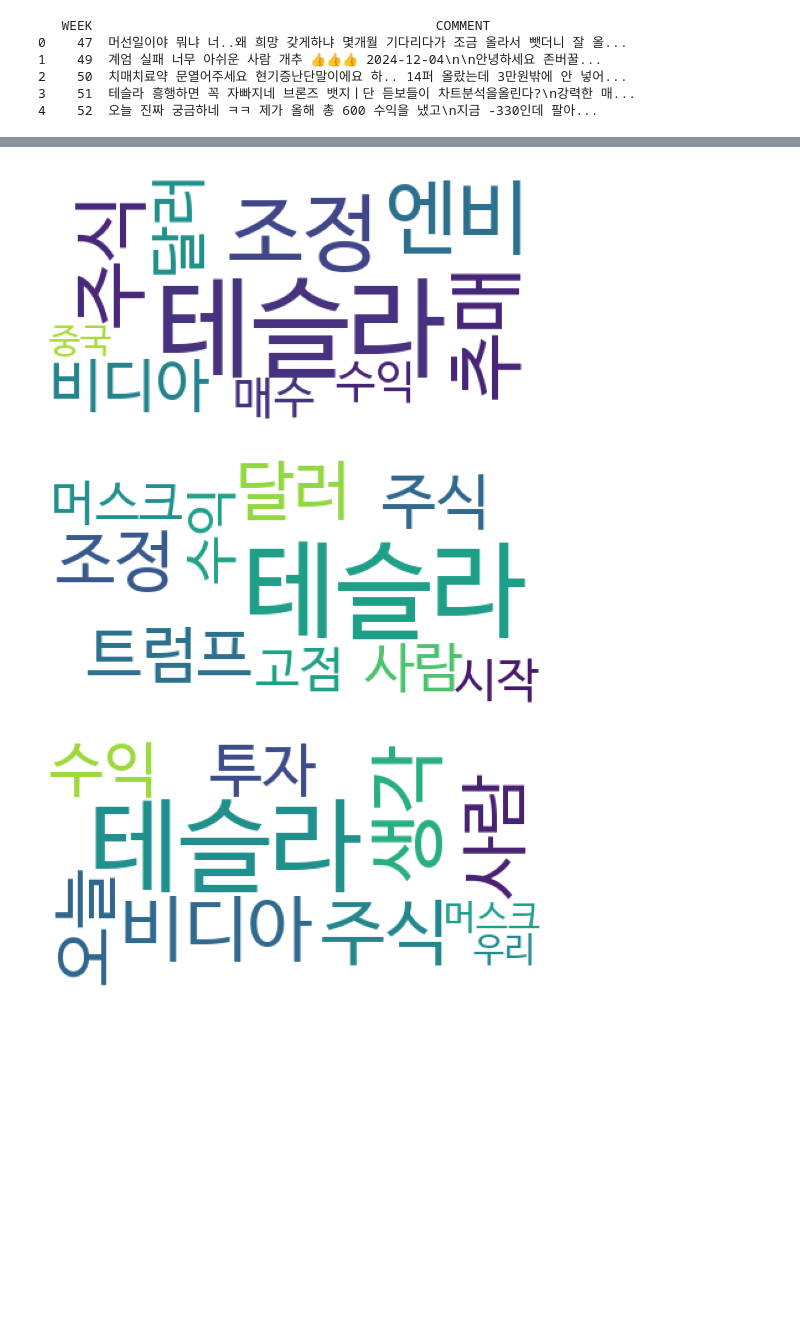
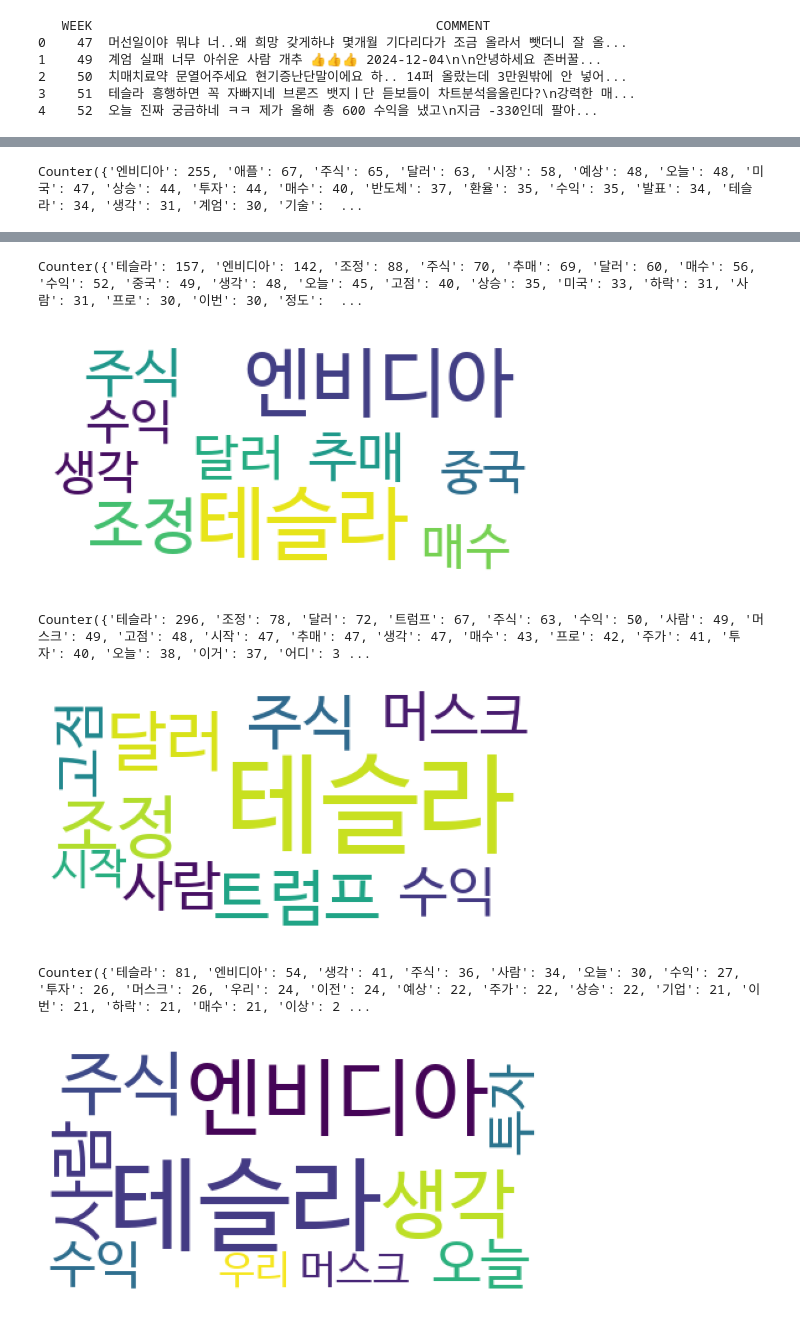
Before and after one commit to HueyVault/study_NLPs, a Jupyter notebook: quests/wordclouds_nouns.ipynb, the cells around one changed output, grey strips where cells are left out. Drawn from its saved outputs; the diff is of its cells as text; code cells hidden in the pictures; blank space fills up the shorter version.

```diff
--- a/quests/wordclouds_nouns.ipynb
+++ b/quests/wordclouds_nouns.ipynb
@@ -69,6 +89,15 @@ for text in weekly_data['COMMENT'].values:
     filtered_nouns = [noun for noun in nouns_text if len(noun) > 1]
 
     counter_text_splits = Counter(filtered_nouns)
+    # '엔비'와 '비디아'의 count를 합쳐서 '엔비디아'에 저장
+    if '엔비' in counter_text_splits and '비디아' in counter_text_splits:
+        combined_count = counter_text_splits['엔비'] + counter_text_splits['비디아']
+        counter_text_splits['엔비디아'] = combined_count
+
+        # '엔비'와 '비디아'는 이제 삭제 (선택 사항)
+        del counter_text_splits['엔비']
+        del counter_text_splits['비디아']
+
     counter_dict = dict(counter_text_splits.most_common()[:10])
 
     wordcloud_instance = WordCloud(background_color='white', font_path='/usr/share/fonts/truetype/nanum/NanumBarunGothic.ttf')
@@ -81,0 +112 @@ for text in weekly_data['COMMENT'].values:
+Counter({'엔비디아': 255, '애플': 67, '주식': 65, '달러': 63, '시장': 58, '예상': 48, '오늘': 48, '미국': 47, '상승': 44, '투자': 44, '매수': 40, '반도체': 37, '환율': 35, '수익': 35, '발표': 34, '테슬라': 34, '생각': 31, '계엄': 30, '기술':  ...
@@ -83,6 +114,9 @@ for text in weekly_data['COMMENT'].values:
+Counter({'테슬라': 157, '엔비디아': 142, '조정': 88, '주식': 70, '추매': 69, '달러': 60, '매수': 56, '수익': 52, '중국': 49, '생각': 48, '오늘': 45, '고점': 40, '상승': 35, '미국': 33, '하락': 31, '사람': 31, '프로': 30, '이번': 30, '정도':  ...
-[figure, old version]
+[figure, new version]
+Counter({'테슬라': 296, '조정': 78, '달러': 72, '트럼프': 67, '주식': 63, '수익': 50, '사람': 49, '머스크': 49, '고점': 48, '시작': 47, '추매': 47, '생각': 47, '매수': 43, '프로': 42, '주가': 41, '투자': 40, '오늘': 38, '이거': 37, '어디': 3 ...
-[figure, old version]
+[figure, new version]
+Counter({'테슬라': 81, '엔비디아': 54, '생각': 41, '주식': 36, '사람': 34, '오늘': 30, '수익': 27, '투자': 26, '머스크': 26, '우리': 24, '이전': 24, '예상': 22, '주가': 22, '상승': 22, '기업': 21, '이번': 21, '하락': 21, '매수': 21, '이상': 2 ...
-[figure, old version]
+[figure, new version]
 # %%
 def run_wordcloud(date_col_name, comment_col_name):
     df_data['WEEK'] = df_data[date_col_name].apply(get_week)
```
Also changed, not shown: parts of 5 cells of this notebook.
